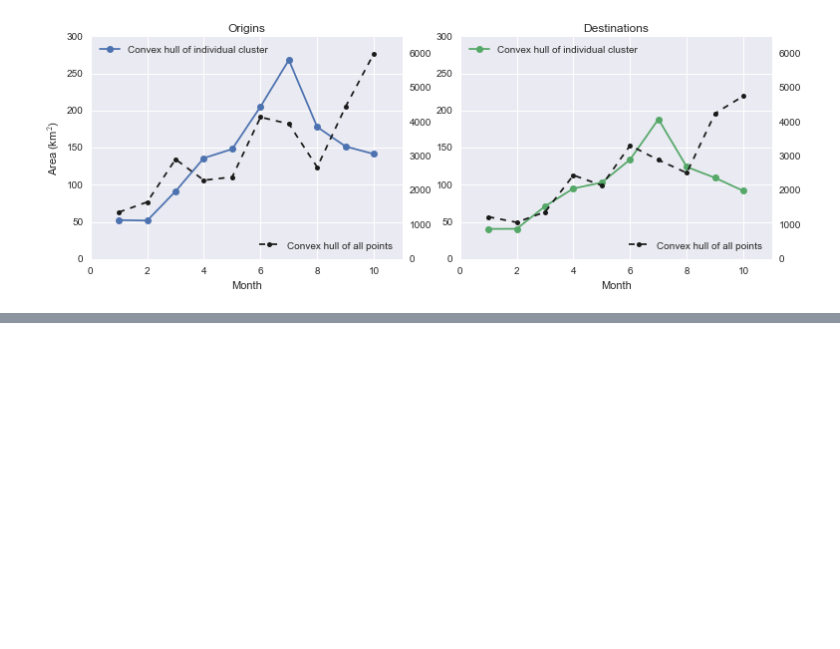
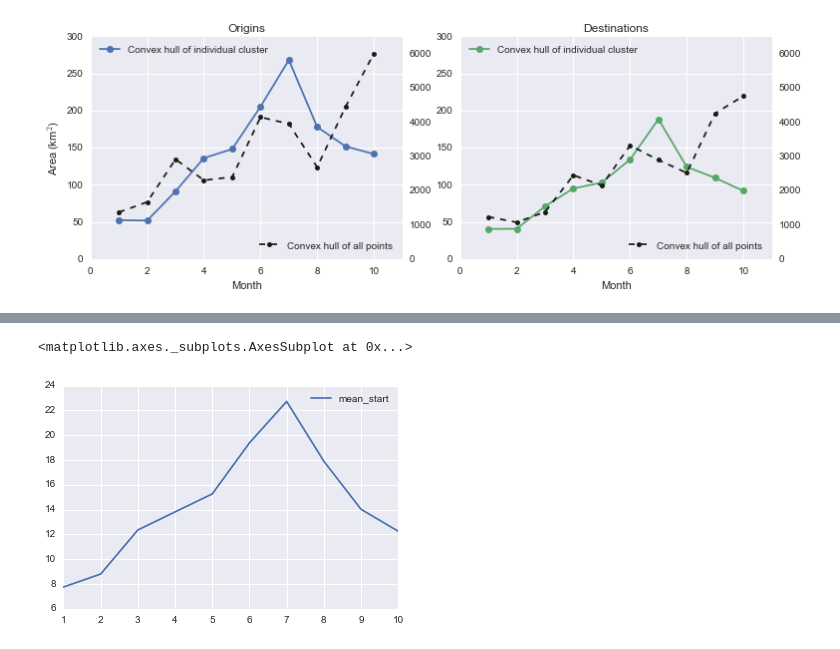
Before and after one commit to yangju-90/DiDi_IACP, a Jupyter notebook: code/result_summary.ipynb, the cells around one changed output, grey strips where cells are left out. Drawn from its saved outputs; the diff is of its cells as text; code cells hidden in the pictures; blank space fills up the shorter version.

```diff
--- a/code/result_summary.ipynb
+++ b/code/result_summary.ipynb
@@ -115,0 +147,9 @@ fig.savefig(r'../plots/spatial_coverage_of_clusters',dpi=300,bbox_inches='tight'
+# %%
+mean =pd.DataFrame()
+for i in range(1,11):
+    sub_start = start[start['month']==i]
+    mean.loc[i,'mean_start']=sub_start.groupby('label_starting').count()['starting_xx'].mean()
+mean.plot()
+# %% [output]
+<matplotlib.axes._subplots.AxesSubplot at 0x...>
+[figure, added]
```
Also changed, not shown: parts of 3 cells of this notebook, 42 other files.
